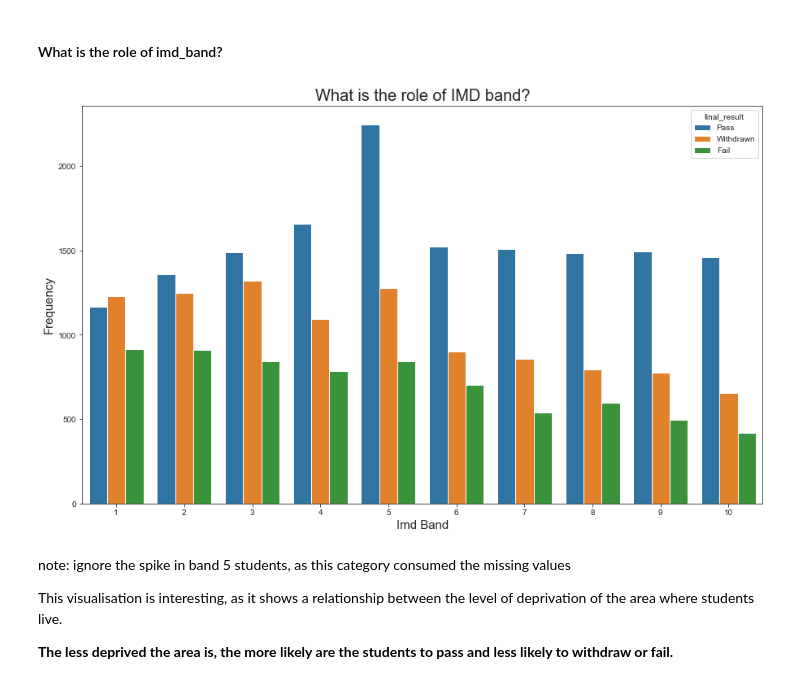
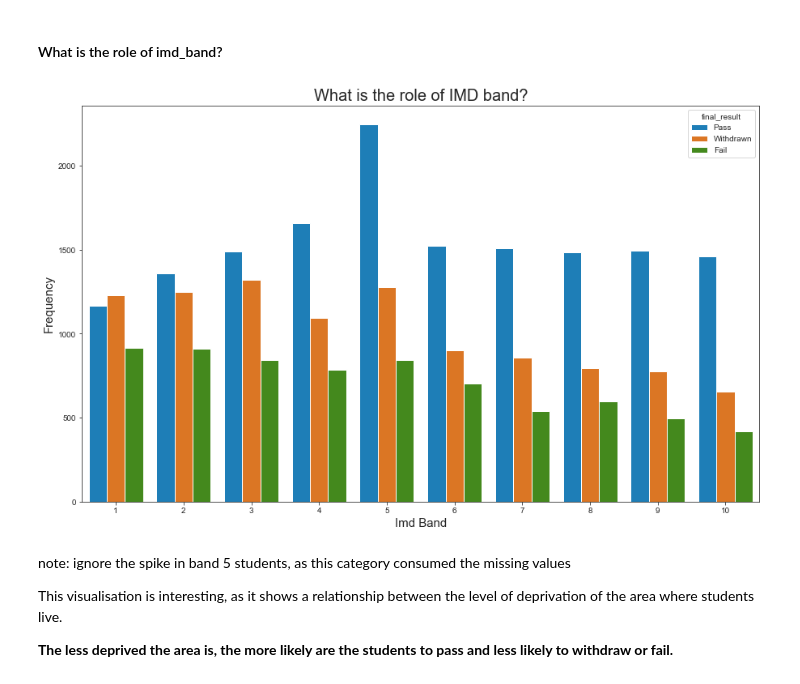
Before and after one commit to nikolholicka/Capstone_Project_Predicting_Student_Outcome_Classification, a Jupyter notebook: Predicting_Student_Results.ipynb, the cells around one changed output. Cells and saved outputs as stored; diff of their text form; code cells hidden in the pictures.

```diff
--- a/Predicting_Student_Results.ipynb
+++ b/Predicting_Student_Results.ipynb
@@ -565,12 +565,12 @@ new_imd = {'90-100%':10, '20-30%':3, '30-40%':4, '50-60%':6, '80-90%':9, '70-80%
 st_actives_with_vle.imd_band = st_actives_with_vle.imd_band.map(new_imd)
 # %%
 plt.figure(figsize=(15,9))
-sns.countplot(x='imd_band',hue='final_result',data=st_actives_with_vle)
+sns.countplot(x='imd_band',hue='final_result',data=st_actives_with_vle,palette=["#0485d1","#f97306", "#3f9b0b"])
 plt.xlabel('Imd Band', fontsize=15)
 plt.ylabel('Frequency', fontsize=15)
 plt.title('What is the role of IMD band?',fontsize=20);
 # %% [output]
-[figure, old version]
+[figure, new version]
 # %% [markdown]
 note: ignore the spike in band 5 students, as this category consumed the missing values
 
```
Also changed, not shown: parts of 17 cells of this notebook.
